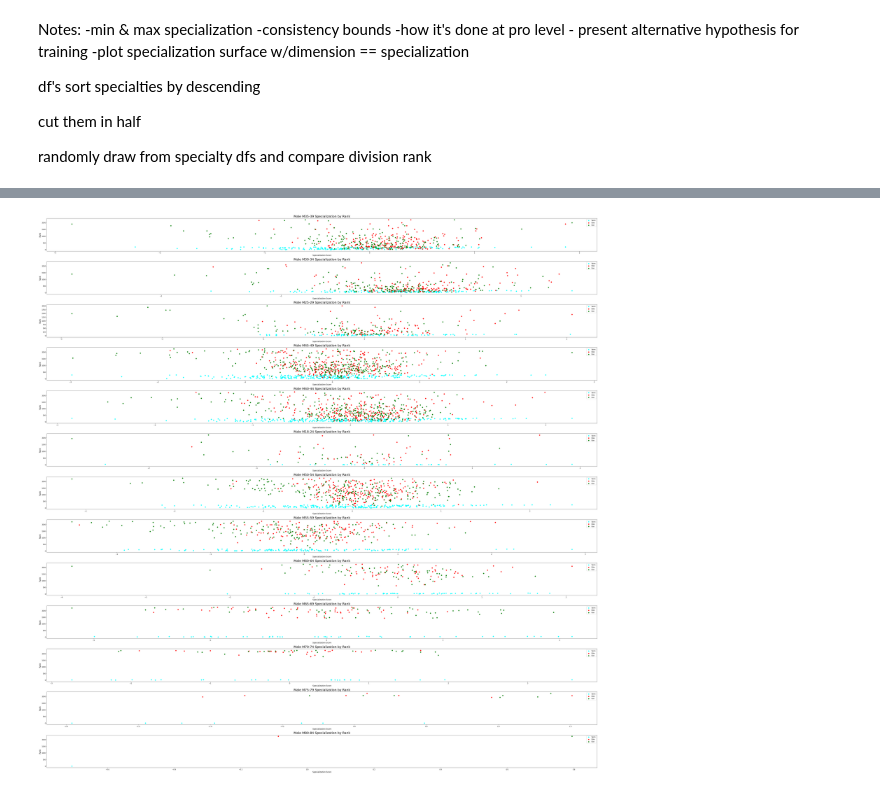
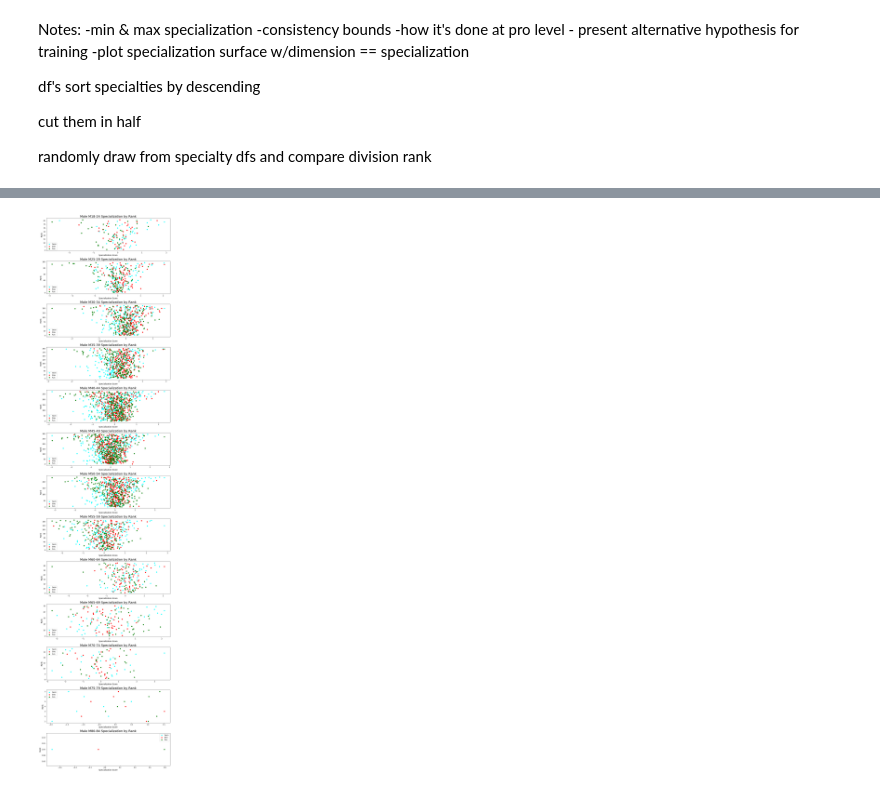
Before and after one commit to czaloumi/ironman-2019, a Jupyter notebook: ironman19.ipynb, the cells around one changed output, grey strips where cells are left out. Cells and saved outputs as stored; diff of their text form; code cells hidden in the pictures.

```diff
--- a/ironman19.ipynb
+++ b/ironman19.ipynb
@@ -670,5 +668,7 @@ randomly draw from specialty dfs and compare division rank
 # %%
 male_div_list = male_agegroups.Division.unique()
 fem_div_list = fem_agegroups.Division.unique()
-fem_div_list, male_div_list
+f = np.sort(fem_div_list)
+m = np.sort(male_div_list)
+f, m
 # %% [output]
@@ -678,14 +678,14 @@ fem_div_list, male_div_list
         'M50-54', 'M55-59', 'M60-64', 'M65-69', 'M70-74', 'M75-79',
         'M80-84'], dtype=object))
 # %%
-fig, ax = plt.subplots(len(fem_div_list), 1, figsize=(50,50))
+fig, ax = plt.subplots(len(f), 1, figsize=(12,50))
 
-for i, j in enumerate(fem_div_list):
+for i, j in enumerate(f):
     plot_df = fem_results[fem_results['Division'] == f'{j}']
 
     ax[i].scatter(plot_df['Specialize Swim'], plot_df['Division Rank'], color='aqua', label='Swim')
-    ax[i].scatter(plot_df['Specialize Bike'], plot_df['Overall Rank'],color='red', label='Bike')
-    ax[i].scatter(plot_df['Specialize Run'], plot_df['Overall Rank'],color='green', label='Run')
+    ax[i].scatter(plot_df['Specialize Bike'], plot_df['Division Rank'],color='crimson', label='Bike')
+    ax[i].scatter(plot_df['Specialize Run'], plot_df['Division Rank'],color='violet', label='Run')
     ax[i].set_title(f'Female {j} Specialization by Rank', fontsize=20)
     ax[i].set_xlabel('Specialization Score', fontsize=12)
     ax[i].set_ylabel('Rank', fontsize=12)
@@ -693,4 +693,5 @@ for i, j in enumerate(fem_div_list):
     #ax[i].set_ybound(-1, 100)
     ax[i].legend()
 plt.tight_layout()
+plt.savefig('femagegroupspecialization.png')
 # %% [output]
@@ -698,21 +699,22 @@ plt.tight_layout()
 # %%
-fig, ax = plt.subplots(len(male_div_list), 1, figsize=(50,50))
+fig, ax = plt.subplots(len(m), 1, figsize=(12,50))
 
-for i, j in enumerate(male_div_list):
+for i, j in enumerate(m):
     plot_df = male_results[male_results['Division'] == f'{j}']
 
     ax[i].scatter(plot_df['Specialize Swim'], plot_df['Division Rank'], color='aqua', label='Swim')
-    ax[i].scatter(plot_df['Specialize Bike'], plot_df['Overall Rank'],color='red', label='Bike')
-    ax[i].scatter(plot_df['Specialize Run'], plot_df['Overall Rank'],color='green', label='Run')
+    ax[i].scatter(plot_df['Specialize Bike'], plot_df['Division Rank'],color='red', label='Bike')
+    ax[i].scatter(plot_df['Specialize Run'], plot_df['Division Rank'],color='green', label='Run')
     ax[i].set_title(f'Male {j} Specialization by Rank', fontsize=20)
     ax[i].set_xlabel('Specialization Score', fontsize=12)
     ax[i].set_ylabel('Rank', fontsize=12)
     #ax[i].set_xbound(-1,)
     #ax[i].set_ybound(-1, 100)
     ax[i].legend()
 plt.tight_layout()
+plt.savefig('maleagegroupspecialization.png')
 # %% [output]
-[figure, old version]
+[figure, new version]
 # %%
 df_spec_swim = df.sort_values('Specialize Swim')
 # %%
```
Also changed, not shown: parts of 3 cells of this notebook.
